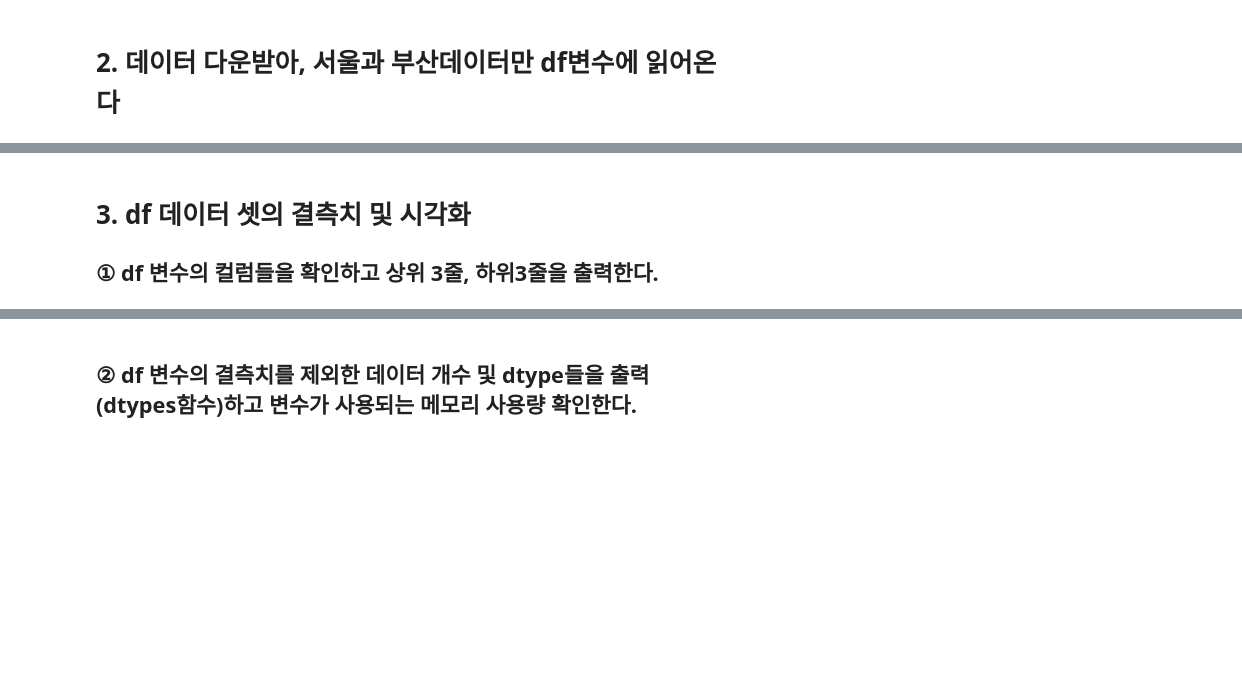
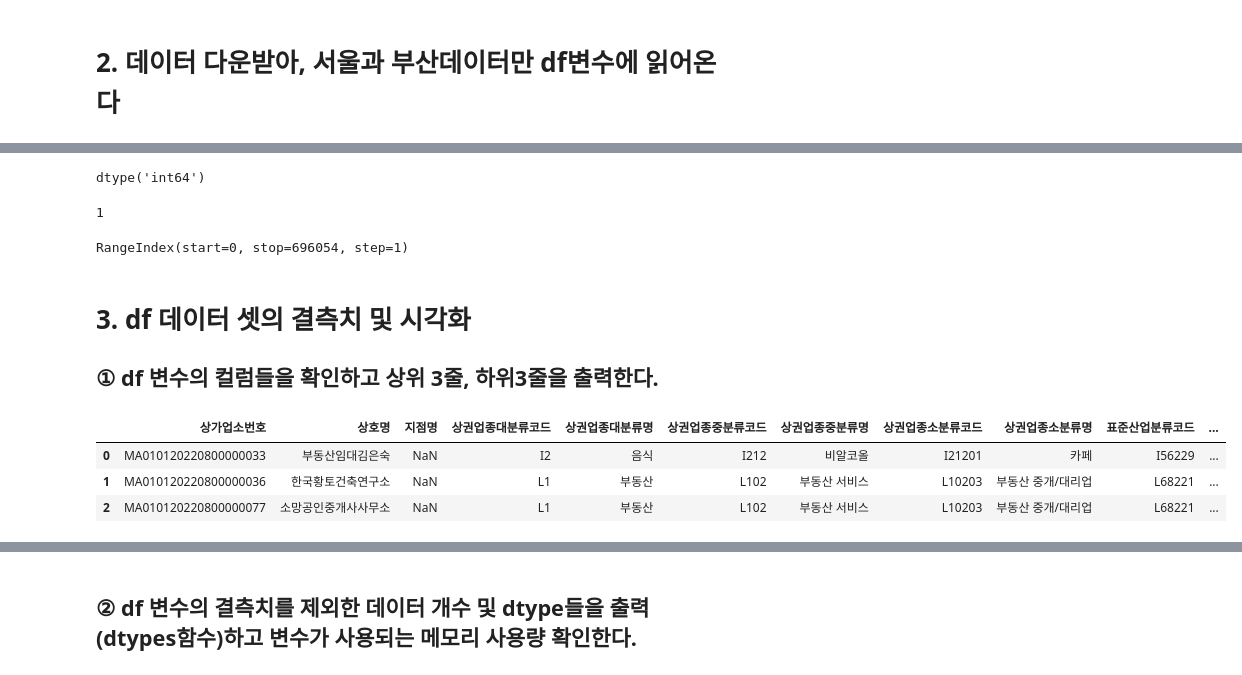
Before and after one commit to kimjupyo1126/ai, a Jupyter notebook: source/01_python/ch13_예2_사례연구_서울부산 상가분석.ipynb, the cells around one changed output, grey strips where cells are left out. Drawn from its saved outputs; the diff is of its cells as text; code cells hidden in the pictures; blank space fills up the shorter version.

```diff
--- a/source/01_python/ch13_예2_사례연구_서울부산 상가분석.ipynb
+++ b/source/01_python/ch13_예2_사례연구_서울부산 상가분석.ipynb
@@ -47,0 +54,2 @@ warnings.filterwarnings(action='default') # 경고 메세지 보이게
+# %%
+pd.options.display.max_columns = 39 # 최대 출력될 컬럼수 셋팅
@@ -47,0 +116,16 @@ warnings.filterwarnings(action='default') # 경고 메세지 보이게
+# %%
+# 건물본번지 컬럼의 타입이 다름 확인
+df_seoul['건물본번지'].dtype # float64
+df_busan['건물본번지'].dtype # int64
+# %% [output]
+dtype('int64')
+# %%
+df_seoul['건물본번지'].isna().sum()
+# %% [output]
+1
+# %%
+# df = 부산데이터+서울데이터
+df = pd.concat([df_seoul, df_busan]).reset_index(drop=True)
+df.index
+# %% [output]
+RangeIndex(start=0, stop=696054, step=1)
@@ -48,3 +134,13 @@ warnings.filterwarnings(action='default') # 경고 메세지 보이게
 # %% [markdown]
 # 3. df 데이터 셋의 결측치 및 시각화
 ## ① df 변수의 컬럼들을 확인하고 상위 3줄, 하위3줄을 출력한다.
+# %%
+# df 상위3줄
+df.head(3)
+df.loc[:2]
+df.iloc[:3]
+# %% [output]
+|  | 상가업소번호 | 상호명 | 지점명 | 상권업종대분류코드 | 상권업종대분류명 | 상권업종중분류코드 | 상권업종중분류명 | 상권업종소분류코드 | 상권업종소분류명 | 표준산업분류코드 | ... |
+| 0 | MA010120220800000033 | 부동산임대김은숙 | NaN | I2 | 음식 | I212 | 비알코올 | I21201 | 카페 | I56229 | ... |
+| 1 | MA010120220800000036 | 한국황토건축연구소 | NaN | L1 | 부동산 | L102 | 부동산 서비스 | L10203 | 부동산 중개/대리업 | L68221 | ... |
+| 2 | MA010120220800000077 | 소망공인중개사사무소 | NaN | L1 | 부동산 | L102 | 부동산 서비스 | L10203 | 부동산 중개/대리업 | L68221 | ... |
```
Also changed, not shown: parts of 15 cells of this notebook.
